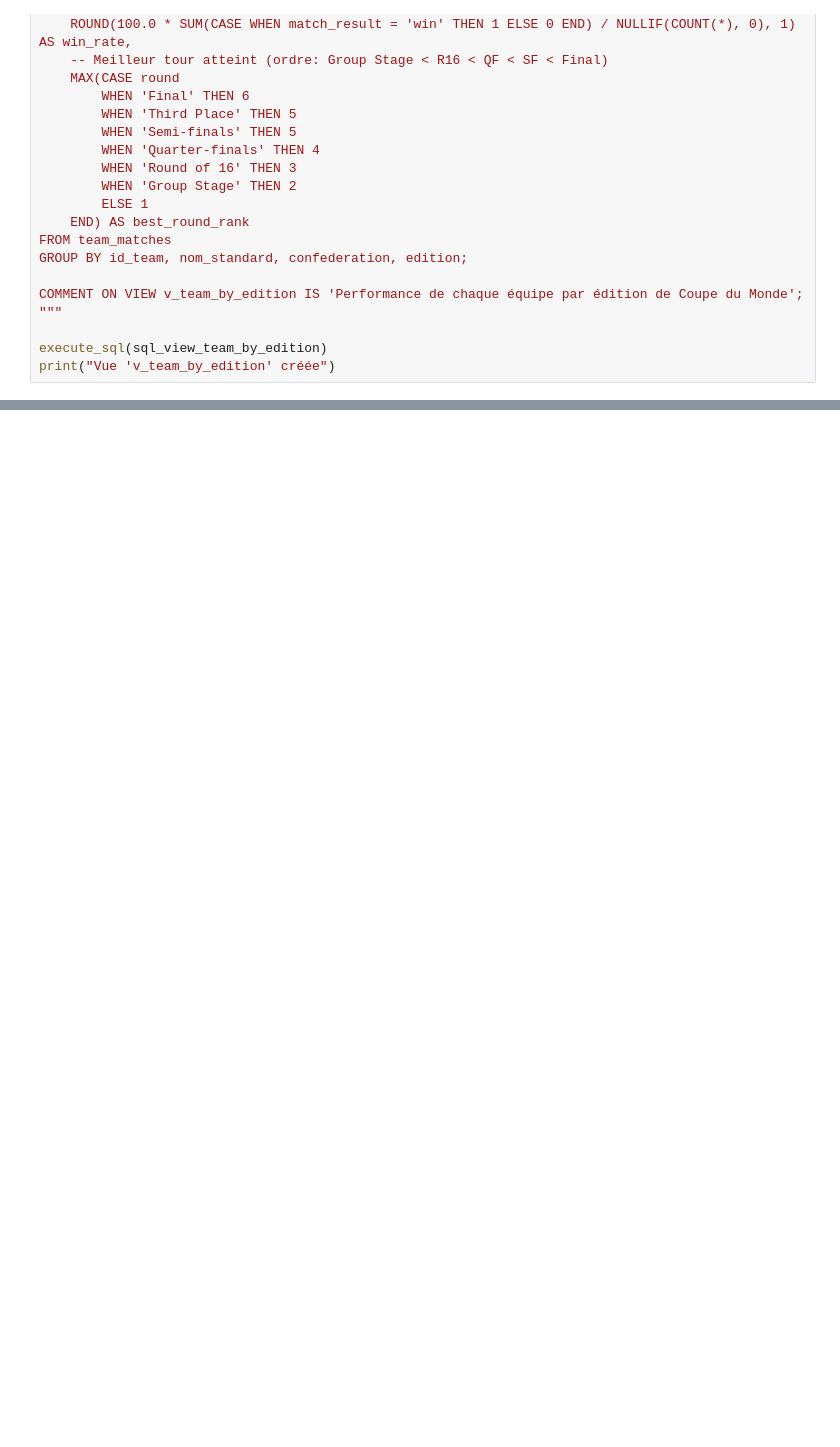
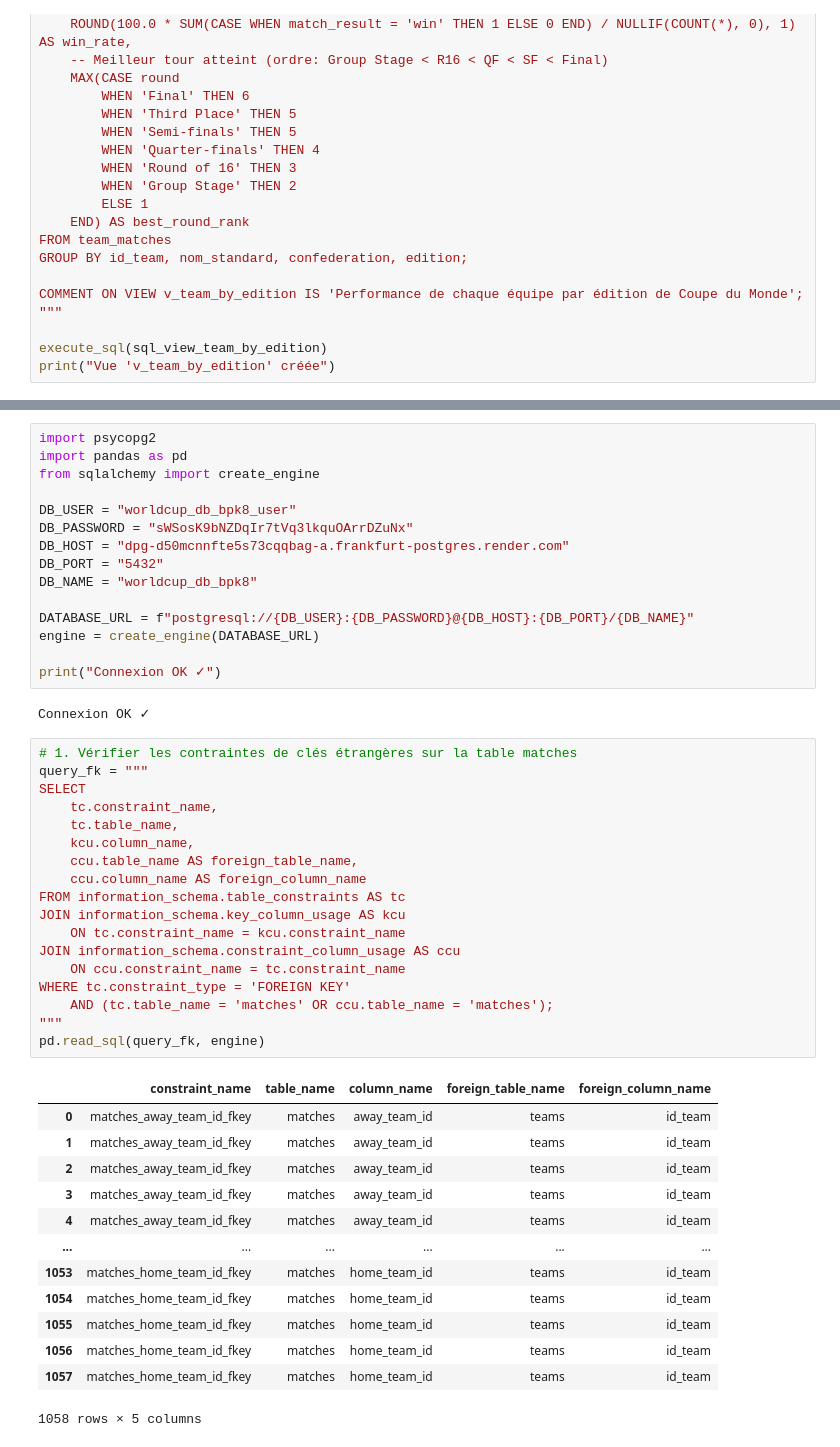
Before and after one commit to Simplon-DE-P1-2025/Brief-2-ETL-donnees-footballistiques-Short-Kings, a Jupyter notebook: notebooks/bdd-setup-romain.ipynb, the cells around one changed output, grey strips where cells are left out. Cells and saved outputs as stored; diff of their text form; blank space fills up the shorter version.

```diff
--- a/notebooks/bdd-setup-romain.ipynb
+++ b/notebooks/bdd-setup-romain.ipynb
@@ -558,0 +577,49 @@ print("Vue 'v_head_to_head' créée")
+# %%
+import psycopg2
+import pandas as pd
+from sqlalchemy import create_engine
+
+DB_USER = "worldcup_db_bpk8_user"
+DB_PASSWORD = "sWSosK9bNZDqIr7tVq3lkquOArrDZuNx"
+DB_HOST = "dpg-d50mcnnfte5s73cqqbag-a.frankfurt-postgres.render.com"
+DB_PORT = "5432"
+DB_NAME = "worldcup_db_bpk8"
+
+DATABASE_URL = f"postgresql://{DB_USER}:{DB_PASSWORD}@{DB_HOST}:{DB_PORT}/{DB_NAME}"
+engine = create_engine(DATABASE_URL)
+
+print("Connexion OK ✓")
+# %% [output]
+Connexion OK ✓
+# %%
+# 1. Vérifier les contraintes de clés étrangères sur la table matches
+query_fk = """
+SELECT
+    tc.constraint_name,
+    tc.table_name,
+    kcu.column_name,
+    ccu.table_name AS foreign_table_name,
+    ccu.column_name AS foreign_column_name
+FROM information_schema.table_constraints AS tc
+JOIN information_schema.key_column_usage AS kcu
+    ON tc.constraint_name = kcu.constraint_name
+JOIN information_schema.constraint_column_usage AS ccu
+    ON ccu.constraint_name = tc.constraint_name
+WHERE tc.constraint_type = 'FOREIGN KEY'
+    AND (tc.table_name = 'matches' OR ccu.table_name = 'matches');
+"""
+pd.read_sql(query_fk, engine)
+# %% [output]
+|  | constraint_name | table_name | column_name | foreign_table_name | foreign_column_name |
+| 0 | matches_away_team_id_fkey | matches | away_team_id | teams | id_team |
+| 1 | matches_away_team_id_fkey | matches | away_team_id | teams | id_team |
+| 2 | matches_away_team_id_fkey | matches | away_team_id | teams | id_team |
+| 3 | matches_away_team_id_fkey | matches | away_team_id | teams | id_team |
+| 4 | matches_away_team_id_fkey | matches | away_team_id | teams | id_team |
+| ... | ... | ... | ... | ... | ... |
+| 1053 | matches_home_team_id_fkey | matches | home_team_id | teams | id_team |
+| 1054 | matches_home_team_id_fkey | matches | home_team_id | teams | id_team |
+| 1055 | matches_home_team_id_fkey | matches | home_team_id | teams | id_team |
+| 1056 | matches_home_team_id_fkey | matches | home_team_id | teams | id_team |
+| 1057 | matches_home_team_id_fkey | matches | home_team_id | teams | id_team |
+1058 rows × 5 columns
```
Also changed, not shown: parts of 10 cells of this notebook, 12 other files.
